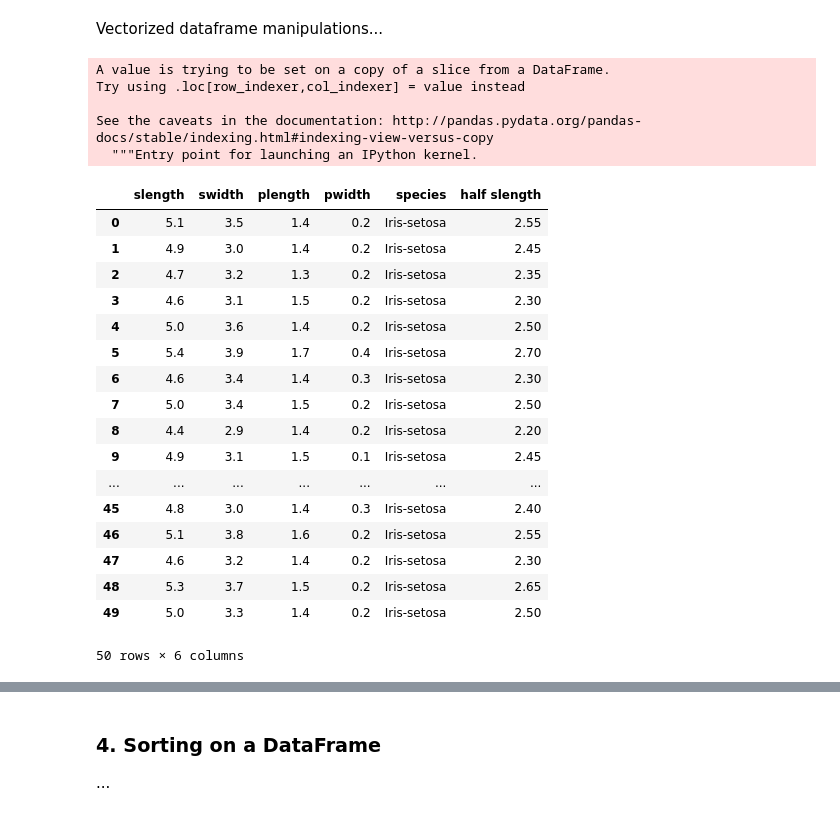
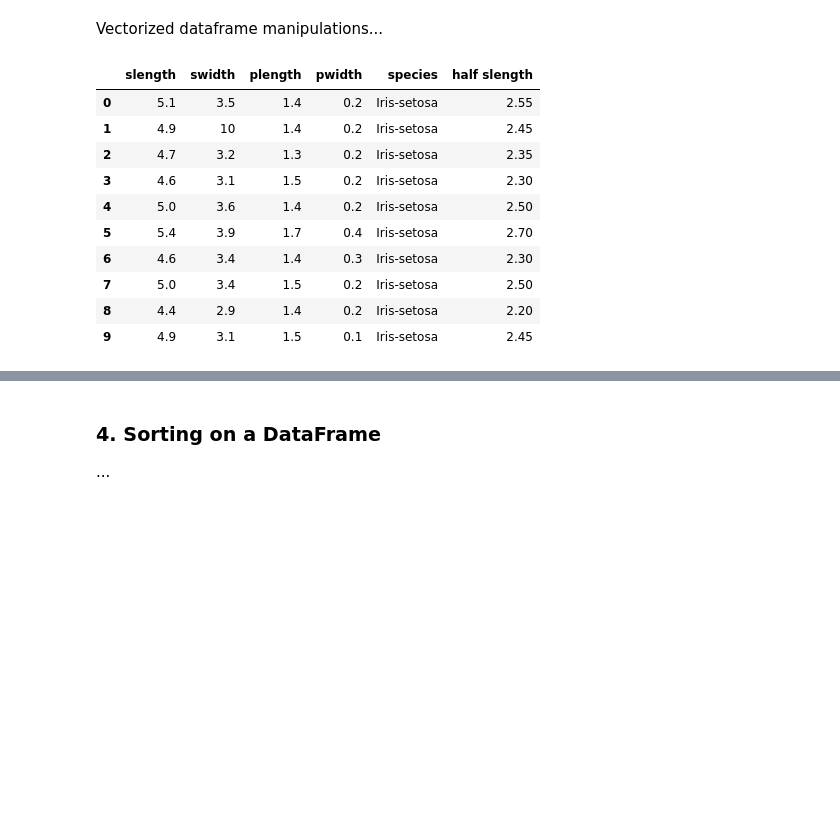
Before and after one commit to sigvehaug/CAS-Applied-Data-Science, a Jupyter notebook: Module-1/M1-D1-DM.ipynb, the cells around one changed output, grey strips where cells are left out. Drawn from its saved outputs; the diff is of its cells as text; code cells hidden in the pictures; blank space fills up the shorter version.

```diff
--- a/Module-1/M1-D1-DM.ipynb
+++ b/Module-1/M1-D1-DM.ipynb
@@ -108,5 +100,5 @@ dataframe # print data
 # %% [markdown]
 The notebook shows 50 rows per default. We can change this as we like:
 # %%
-pd.set_option('display.max_rows', 30) # or whatever number you like or None
+pd.set_option('display.max_rows', 100) # or whatever number you like or None
 # %%
@@ -170,2 +187,3 @@ dataframe.at[149,'slength'] # by row number and column name
 # %%
-dataframe.iat[149,1]=10 # Assign a new value
+dataframe.iat[1,1]=10 # Assign a new value
+dataframe.head()
@@ -232,17 +239,12 @@ s_df
 # %% [markdown]
 Vectorized dataframe manipulations...
 # %%
-s_df['half slength']=s_df['slength'].astype('float')/2.
-s_df
+sdf['half slength']=sdf['slength'].astype('float')/2.
+sdf
 # %% [output]
-A value is trying to be set on a copy of a slice from a DataFrame.
-Try using .loc[row_indexer,col_indexer] = value instead
-
-See the caveats in the documentation: http://pandas.pydata.org/pandas-docs/stable/indexing.html#indexing-view-versus-copy
-  """Entry point for launching an IPython kernel.
 |  | slength | swidth | plength | pwidth | species | half slength |
 | 0 | 5.1 | 3.5 | 1.4 | 0.2 | Iris-setosa | 2.55 |
-| 1 | 4.9 | 3.0 | 1.4 | 0.2 | Iris-setosa | 2.45 |
+| 1 | 4.9 | 10 | 1.4 | 0.2 | Iris-setosa | 2.45 |
 | 2 | 4.7 | 3.2 | 1.3 | 0.2 | Iris-setosa | 2.35 |
 | 3 | 4.6 | 3.1 | 1.5 | 0.2 | Iris-setosa | 2.30 |
 | 4 | 5.0 | 3.6 | 1.4 | 0.2 | Iris-setosa | 2.50 |
@@ -251,10 +253,3 @@ See the caveats in the documentation: http://pandas.pydata.org/pandas-docs/stabl
 | 7 | 5.0 | 3.4 | 1.5 | 0.2 | Iris-setosa | 2.50 |
 | 8 | 4.4 | 2.9 | 1.4 | 0.2 | Iris-setosa | 2.20 |
 | 9 | 4.9 | 3.1 | 1.5 | 0.1 | Iris-setosa | 2.45 |
-| ... | ... | ... | ... | ... | ... | ... |
-| 45 | 4.8 | 3.0 | 1.4 | 0.3 | Iris-setosa | 2.40 |
-| 46 | 5.1 | 3.8 | 1.6 | 0.2 | Iris-setosa | 2.55 |
-| 47 | 4.6 | 3.2 | 1.4 | 0.2 | Iris-setosa | 2.30 |
-| 48 | 5.3 | 3.7 | 1.5 | 0.2 | Iris-setosa | 2.65 |
-| 49 | 5.0 | 3.3 | 1.4 | 0.2 | Iris-setosa | 2.50 |
-50 rows × 6 columns
```
Also changed, not shown: parts of 45 cells of this notebook, 5 other files.
